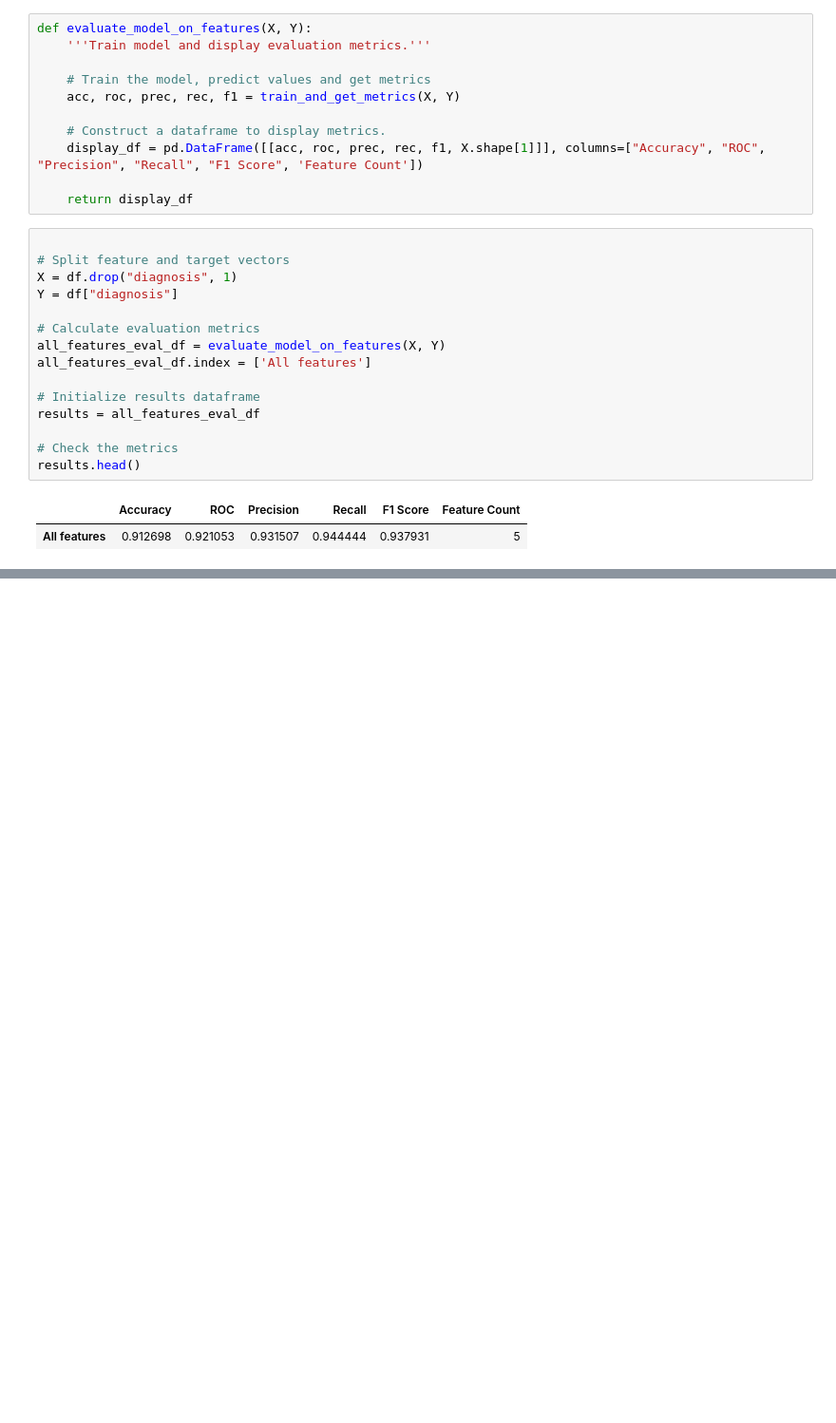
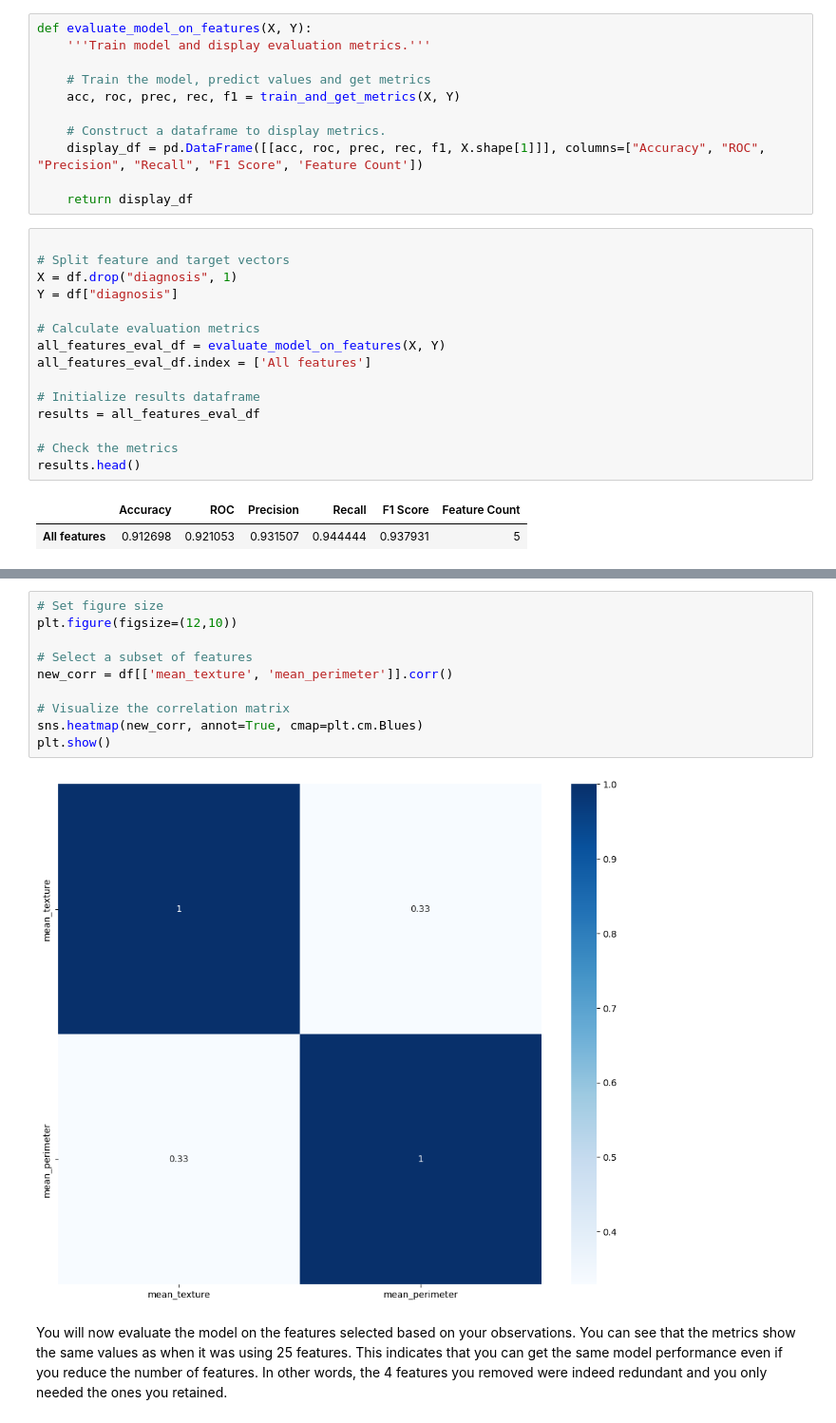
Before and after one commit to mralamdari/Machine_Learning_Projects, a Jupyter notebook: Advanced_Feature_Engineering_tf.ipynb, the cells around one changed output, grey strips where cells are left out. Shown at 95% size. Drawn from its saved outputs; the diff is of its cells as text; blank space fills up the shorter version.

```diff
--- a/Advanced_Feature_Engineering_tf.ipynb
+++ b/Advanced_Feature_Engineering_tf.ipynb
@@ -139,0 +218,14 @@ results.head()
+# %%
+# Set figure size
+plt.figure(figsize=(12,10))
+
+# Select a subset of features
+new_corr = df[['mean_texture', 'mean_perimeter']].corr()
+
+# Visualize the correlation matrix
+sns.heatmap(new_corr, annot=True, cmap=plt.cm.Blues)
+plt.show()
+# %% [output]
+[figure, added]
+# %% [markdown]
+You will now evaluate the model on the features selected based on your observations. You can see that the metrics show the same values as when it was using 25 features. This indicates that you can get the same model performance even if you reduce the number of features. In other words, the 4 features you removed were indeed redundant and you only needed the ones you retained.
```
Also changed, not shown: parts of 20 cells of this notebook.
